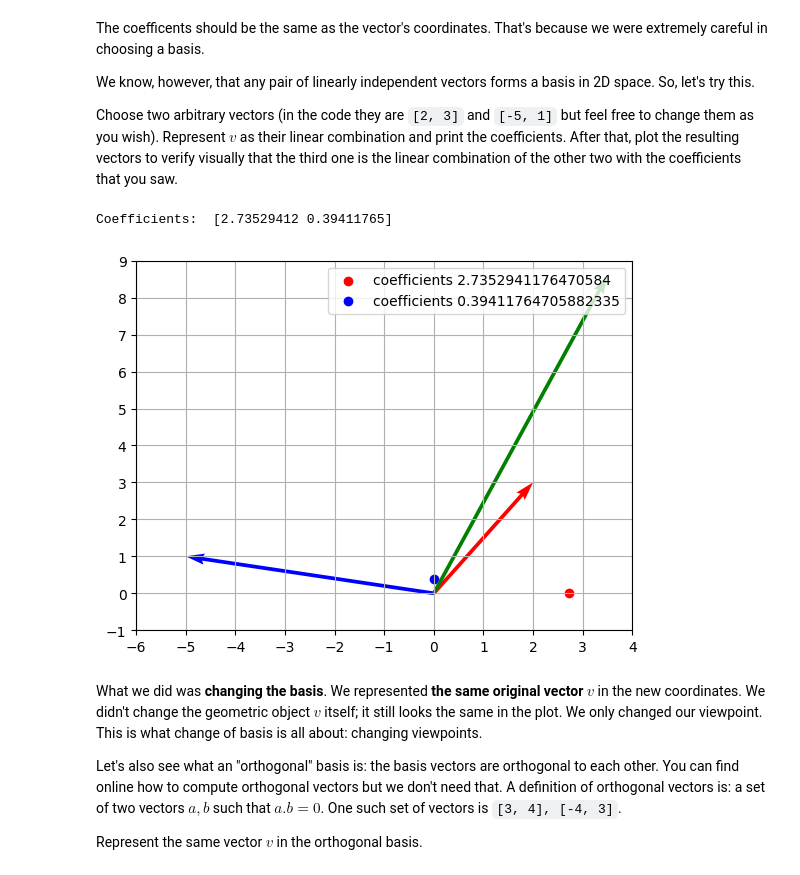
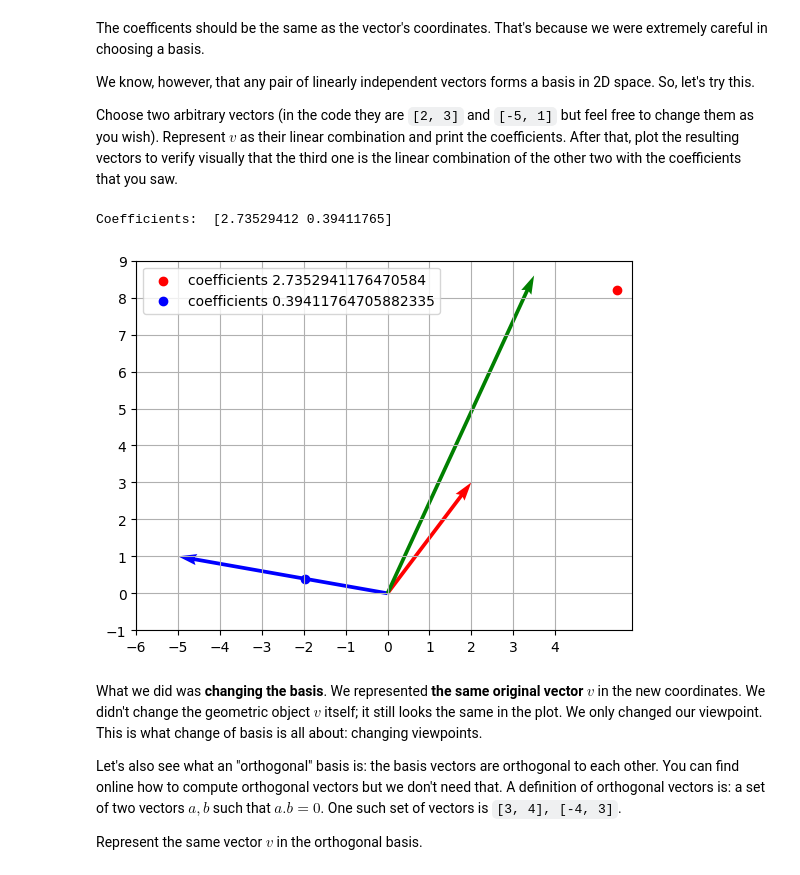
Before and after one commit to BoykoPetevBoev/SoftUni-Math-Concepts-for-Developers-March-2022, a Jupyter notebook: 06. Linear-Algebra-Exercise/Linear Algebra Exercise.ipynb, the cells around one changed output. Drawn from its saved outputs; the diff is of its cells as text; code cells hidden in the pictures.

```diff
--- a/06. Linear-Algebra-Exercise/Linear Algebra Exercise.ipynb
+++ b/06. Linear-Algebra-Exercise/Linear Algebra Exercise.ipynb
@@ -76,9 +76,12 @@ def find_linear_combination_coefficients(e1, e2, v):
     matrix = np.array([e1, e2]).T
     return np.linalg.solve(matrix, v)
 # %%
-def show_coefficients(coefficients):
-    plt.scatter(coefficients[0], 0, label=f"coefficients {coefficients[0]}", color="red")
-    plt.scatter(0, coefficients[1], label=f"coefficients {coefficients[1]}", color="blue")
+def show_coefficients(e1, e2, coefficients):
+    e1 = np.array(e1) * coefficients[0]
+    e2 = np.array(e2) * coefficients[1]
+
+    plt.scatter(e1[0], e1[1], label=f"coefficients {coefficients[0]}", color="red")
+    plt.scatter(e2[0], e2[1], label=f"coefficients {coefficients[1]}", color="blue")
     plt.legend()
 # %%
 e1, e2 = [[1, 0], [0, 1]]
@@ -103,12 +106,12 @@ Choose two arbitrary vectors (in the code they are `[2, 3]` and `[-5, 1]` but fe
 # %%
 e1, e2 = [[2, 3], [-5, 1]]
 coefficients = find_linear_combination_coefficients(e1, e2, v)
 print("Coefficients: ", str(coefficients))
-show_coefficients(coefficients)
+show_coefficients(e1, e2, coefficients)
 plot_vectors([[0, 0, i[0], i[1]] for i in [e1, e2, v]], ["red", "blue", "green"])
 # %% [output]
 Coefficients:  [2.73529412 0.39411765]
-[figure, old version]
+[figure, new version]
 # %% [markdown]
 What we did was **changing the basis**. We represented **the same original vector $v$** in the new coordinates. We didn't change the geometric object $v$ itself; it still looks the same in the plot. We only changed our viewpoint. This is what change of basis is all about: changing viewpoints.
 
```
Also changed, not shown: parts of 28 cells of this notebook.
